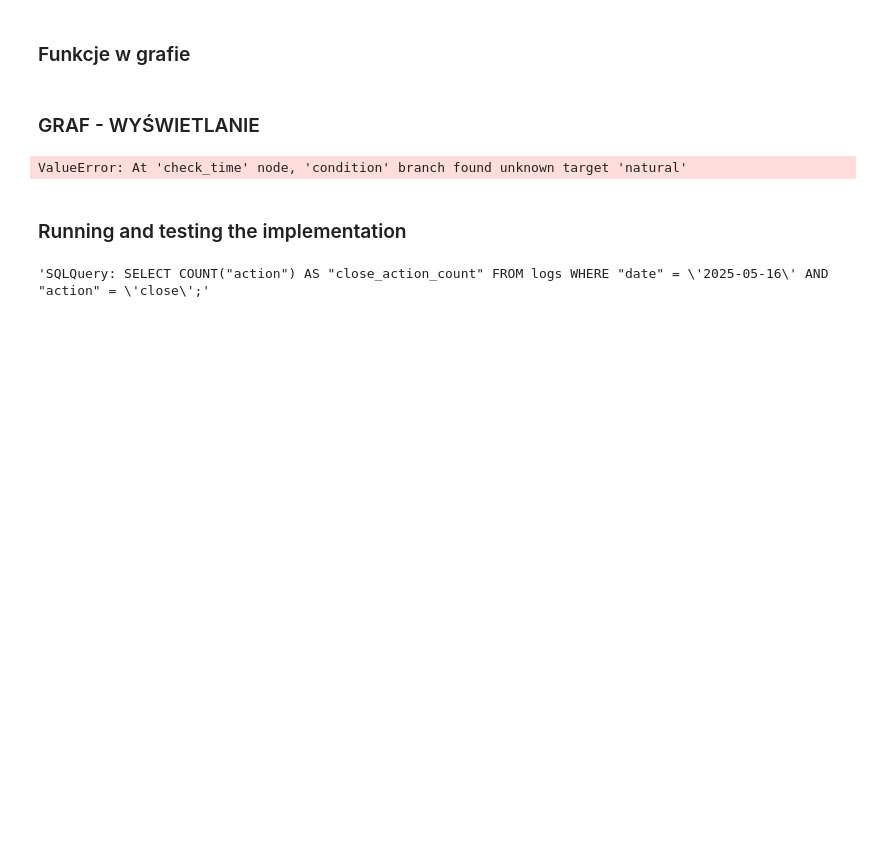
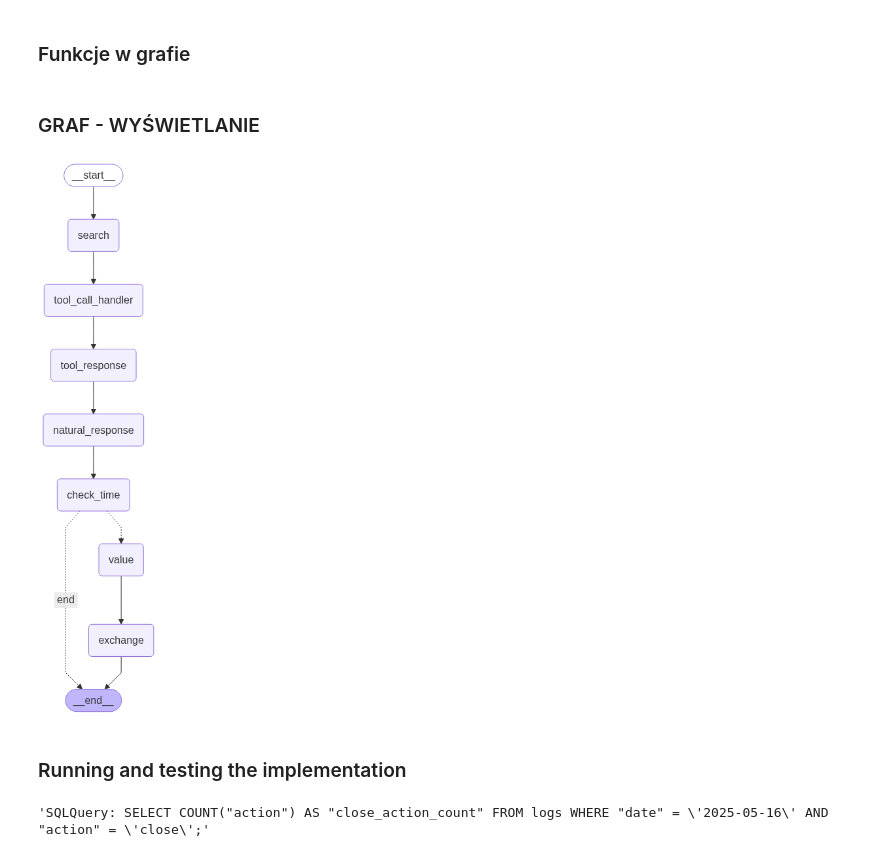
Before and after one commit to jacosaj/Logix-multiagent, a Jupyter notebook: agent/agent.ipynb, the cells around one changed output. Drawn from its saved outputs; the diff is of its cells as text; code cells hidden in the pictures; blank space fills up the shorter version.

````diff
--- a/agent/agent.ipynb
+++ b/agent/agent.ipynb
@@ -50,9 +77,12 @@ tools = agent1_tools + [tavily] + agent2_tools
 ### Defining the prompts for each agent role
 # %%
 search_template = """
-                  Your job is to translate the following user question into an accurate SQL query based on the given table schema.
-                  Identify the most relevant columns for answering the query.
-                  Execute the SQL query and return the result.
+                     Jesteś ekspertem SQL. Twoim jedynym zadaniem jest konwersja zapytań użytkownika do zapytań SQL.
+                    Nie używaj narzędzi takich jak `sql_db_list_tables`. Zakładamy, że znasz strukturę tabel.
+
+                    Zawsze generuj **kompletne zapytanie SQL**, jako:
+                    SQLQuery: ```sql
+                    SELECT ...
                   Not permit risky SQL generation (e.g., DROP, DELETE)
                   Duration is the time spent on the app by the user in seconds.
                   """
@@ -123,12 +153,17 @@ exchange_agent = create_agent(
     system_message=value_template,
 )
 
-# Agent języka naturalnego
 natural_agent = create_agent(
     llm,
     tools=[],  # bez narzędzi – tylko przetwarza dane
     system_message=natural_language_template,
 )
+
+tool_response_agent = create_agent(
+    llm,
+    tools=[],  # żadnych narzędzi, tylko przetwarza odpowiedź z toola
+    system_message="Przetwórz wynik działania narzędzia i sformułuj wstępną odpowiedź."
+)
 # %%
 import functools
 
@@ -153,8 +188,8 @@ def agent_node(state, agent, name):
 search_node = functools.partial(agent_node, agent=search_agent, name="Search Agent")
 value_node = functools.partial(agent_node, agent=value_agent, name="Value Agent")
 exchange_node = functools.partial(agent_node, agent=exchange_agent, name="Exchange Agent")
-#test
 natural_response_node = functools.partial(agent_node, agent=natural_agent, name="Natural Language Agent")
+tool_response_node = functools.partial(agent_node, agent=tool_response_agent, name="Tool Response Agent")
 # %% [markdown]
 ### Funkcje w grafie
 # %%
@@ -200,46 +251,48 @@ from langgraph.graph.message import add_messages
 
 workflow = StateGraph(AgentState)
 
-tool_node = ToolNode(tools)
+
+tool_node = ToolNode(tools=tools)
 
 # Dodajemy węzły
 workflow.add_node("search", search_node)
+workflow.add_node("tool_call_handler", ToolNode(tools))
+workflow.add_node("tool_response", tool_response_node)
+workflow.add_node("natural_response", natural_response_node)
 workflow.add_node("check_time", check_time_node)
 workflow.add_node("value", value_node)
 workflow.add_node("exchange", exchange_node)
-#------------------------------#------------------------------#------------------------------#------------------------------
-workflow.add_node("natural_response", natural_response_node)
-#------------------------------#------------------------------#------------------------------#------------------------------
 
-# Set the entrypoint as `search`
-# This means that this node is the first one called
+
 workflow.set_entry_point("search")
-workflow.add_edge("search", "natural_response")
+workflow.add_edge("search", "tool_call_handler")
+workflow.add_edge("tool_call_handler", "tool_response")
+workflow.add_edge("tool_response", "natural_response")
 workflow.add_edge("natural_response", "check_time")
 
 workflow.add_conditional_edges(
     "check_time",
-    lambda state: state["next_path"],  # warunek to teraz wartość z dict
+    lambda state: state["next_path"],
     {
         "value": "value",
-        "natural": "natural"
+        "end": END
     }
 )
 
 workflow.add_edge("value", "exchange")
-workflow.add_edge("natural_response", END)
+
 workflow.add_edge("exchange", END)
-
+#workflow.add_edge("check_time", END)
 
 
 graph = workflow.compile()
 
 from IPython.display import Image, display
 from langchain_core.runnables.graph import MermaidDrawMethod
 
 display(Image(graph.get_graph().draw_mermaid_png(draw_method=MermaidDrawMethod.API)))
 # %% [output]
-ValueError: At 'check_time' node, 'condition' branch found unknown target 'natural'
+[figure, added]
 # %% [markdown]
 ### Running and testing the implementation
 # %%
````
Also changed, not shown: parts of 3 cells of this notebook.
